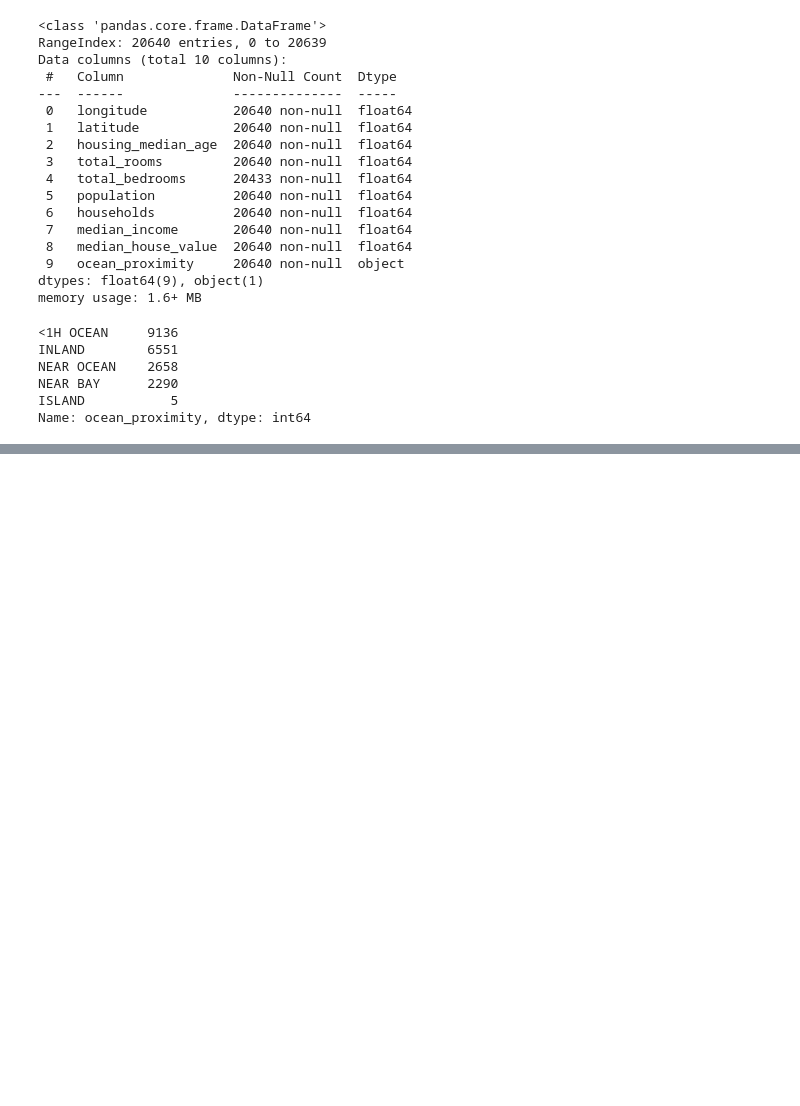
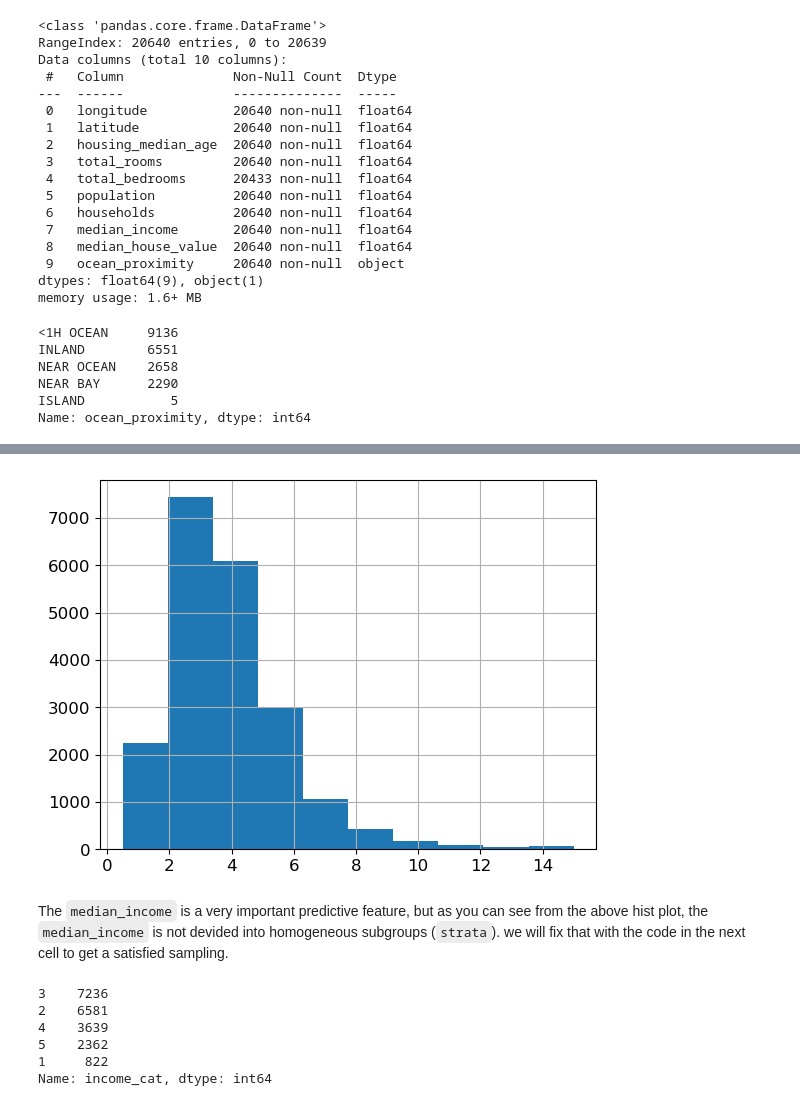
Before and after one commit to lawalsegun2025/hands_on_ml2, a Jupyter notebook: notebooks/02_end_to_end_machine_learning_project.ipynb, the cells around one changed output, grey strips where cells are left out. Saved outputs shown, nothing was run; the diff lists cells and outputs as text; code cells hidden in the pictures; blank space fills up the shorter version.

Commit message:
created income category column

```diff
--- a/notebooks/02_end_to_end_machine_learning_project.ipynb
+++ b/notebooks/02_end_to_end_machine_learning_project.ipynb
@@ -113,0 +183,6 @@ plt.show()
+# %%
+housing["median_income"].hist();
+# %% [output]
+[figure, added]
+# %% [markdown]
+The `median_income` is a very important predictive feature, but as you can see from the above hist plot, the `median_income` is not devided into homogeneous subgroups (`strata`). we will fix that with the code in the next cell to get a satisfied sampling.
@@ -113,0 +193,9 @@ plt.show()
+# %%
+housing["income_cat"].value_counts()
+# %% [output]
+3    7236
+2    6581
+4    3639
+5    2362
+1     822
+Name: income_cat, dtype: int64
```
Also changed, not shown: parts of 23 cells of this notebook.
